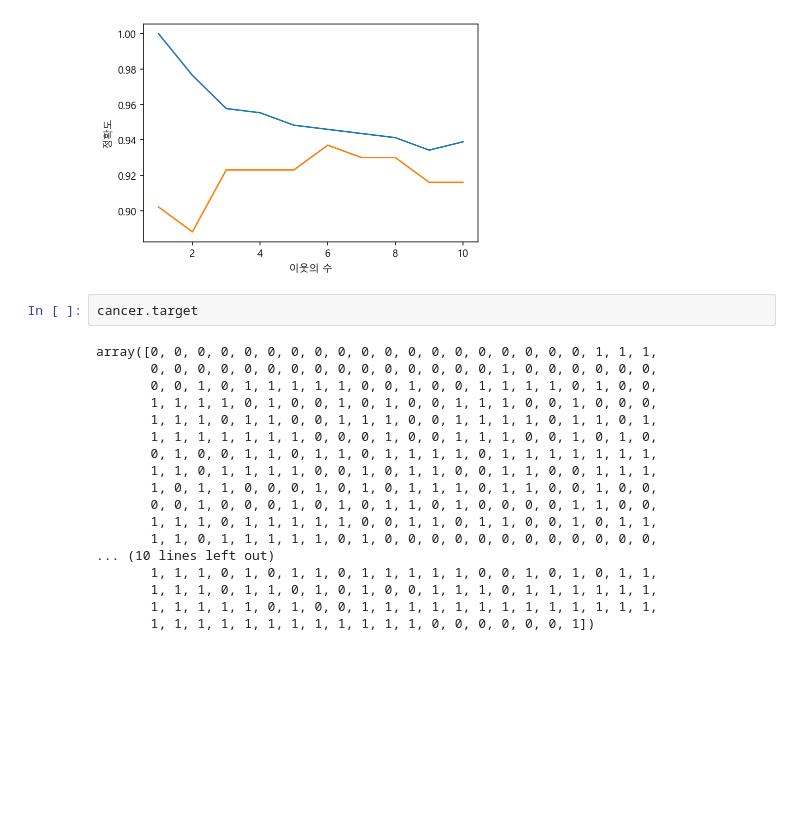
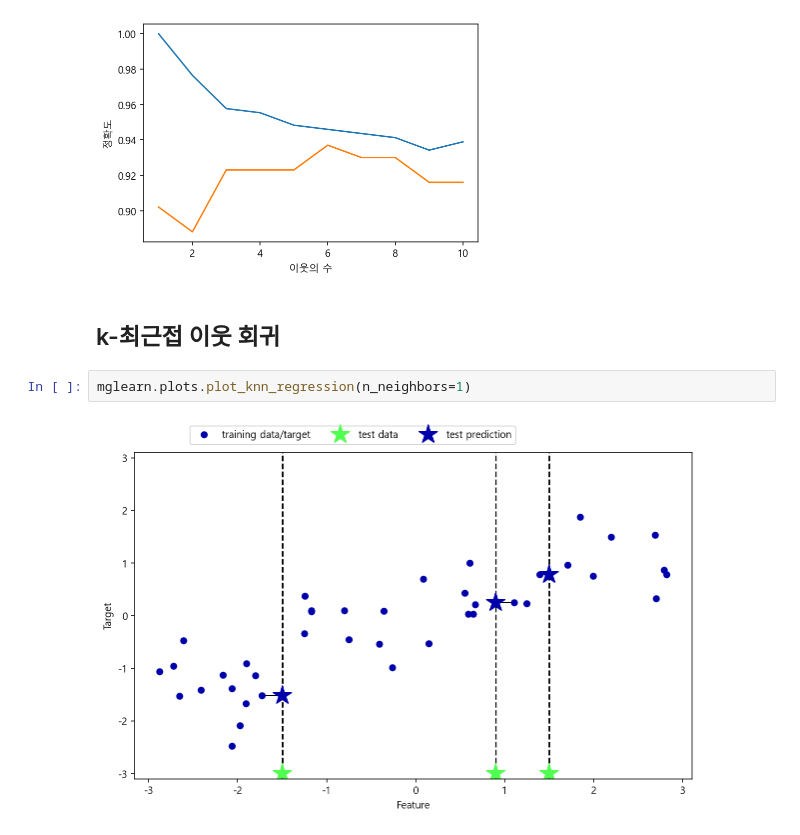
Before and after one commit to iamjinuk/bigman, a Jupyter notebook: [Introduction to Machine Learning with Python]/[Introduction to Machine Learning with Python] Chapter2. 지도 학습.ipynb, the cells around one changed output. Drawn from its saved outputs; the diff is of its cells as text; blank space fills up the shorter version.

```diff
--- a/[Introduction to Machine Learning with Python]/[Introduction to Machine Learning with Python] Chapter2. 지도 학습.ipynb
+++ b/[Introduction to Machine Learning with Python]/[Introduction to Machine Learning with Python] Chapter2. 지도 학습.ipynb
@@ -198,23 +198,9 @@ plt.legend
 plt.show()
 # %% [output]
 [figure]
-# %%
-cancer.target
-# %% [output]
-array([0, 0, 0, 0, 0, 0, 0, 0, 0, 0, 0, 0, 0, 0, 0, 0, 0, 0, 0, 1, 1, 1,
-       0, 0, 0, 0, 0, 0, 0, 0, 0, 0, 0, 0, 0, 0, 0, 1, 0, 0, 0, 0, 0, 0,
-       0, 0, 1, 0, 1, 1, 1, 1, 1, 0, 0, 1, 0, 0, 1, 1, 1, 1, 0, 1, 0, 0,
-       1, 1, 1, 1, 0, 1, 0, 0, 1, 0, 1, 0, 0, 1, 1, 1, 0, 0, 1, 0, 0, 0,
-       1, 1, 1, 0, 1, 1, 0, 0, 1, 1, 1, 0, 0, 1, 1, 1, 1, 0, 1, 1, 0, 1,
-       1, 1, 1, 1, 1, 1, 1, 0, 0, 0, 1, 0, 0, 1, 1, 1, 0, 0, 1, 0, 1, 0,
-       0, 1, 0, 0, 1, 1, 0, 1, 1, 0, 1, 1, 1, 1, 0, 1, 1, 1, 1, 1, 1, 1,
-       1, 1, 0, 1, 1, 1, 1, 0, 0, 1, 0, 1, 1, 0, 0, 1, 1, 0, 0, 1, 1, 1,
-       1, 0, 1, 1, 0, 0, 0, 1, 0, 1, 0, 1, 1, 1, 0, 1, 1, 0, 0, 1, 0, 0,
-       0, 0, 1, 0, 0, 0, 1, 0, 1, 0, 1, 1, 0, 1, 0, 0, 0, 0, 1, 1, 0, 0,
-       1, 1, 1, 0, 1, 1, 1, 1, 1, 0, 0, 1, 1, 0, 1, 1, 0, 0, 1, 0, 1, 1,
-       1, 1, 0, 1, 1, 1, 1, 1, 0, 1, 0, 0, 0, 0, 0, 0, 0, 0, 0, 0, 0, 0,
-... (10 lines left out)
-       1, 1, 1, 0, 1, 0, 1, 1, 0, 1, 1, 1, 1, 1, 0, 0, 1, 0, 1, 0, 1, 1,
-       1, 1, 1, 0, 1, 1, 0, 1, 0, 1, 0, 0, 1, 1, 1, 0, 1, 1, 1, 1, 1, 1,
-       1, 1, 1, 1, 1, 0, 1, 0, 0, 1, 1, 1, 1, 1, 1, 1, 1, 1, 1, 1, 1, 1,
-       1, 1, 1, 1, 1, 1, 1, 1, 1, 1, 1, 1, 0, 0, 0, 0, 0, 0, 1])
+# %% [markdown]
+## k-최근접 이웃 회귀
+# %%
+mglearn.plots.plot_knn_regression(n_neighbors=1)
+# %% [output]
+[figure, added]
```
Also changed, not shown: parts of 27 cells of this notebook.
